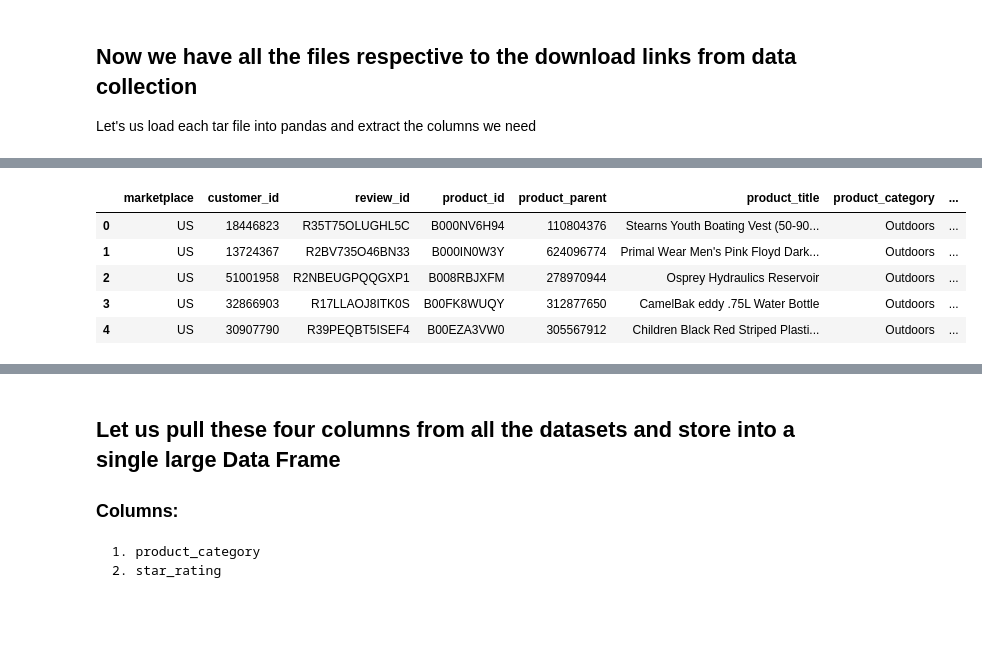
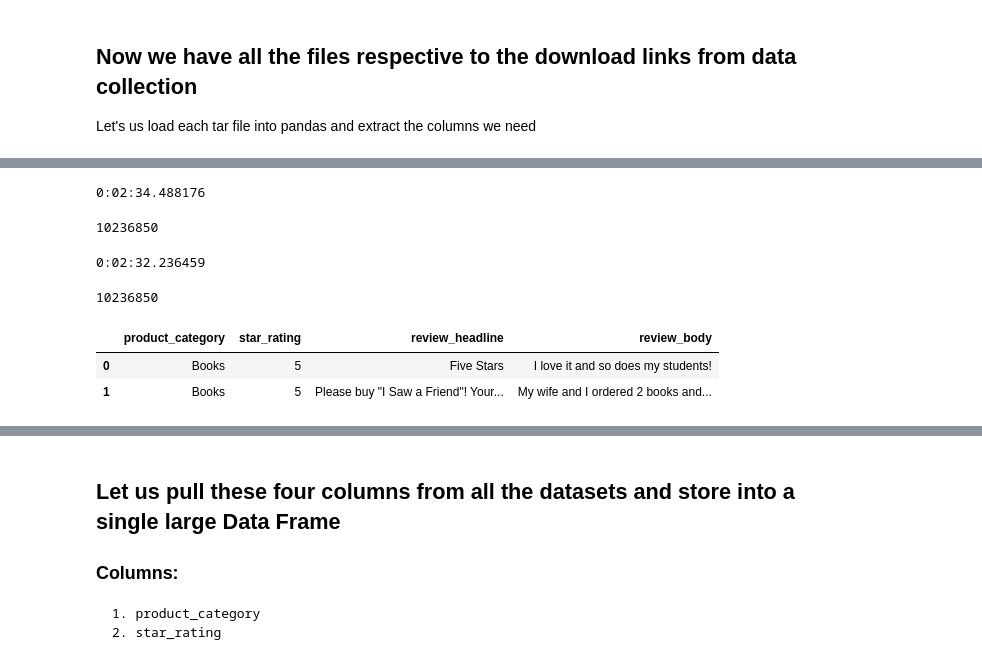
Before and after one commit to Rakesh-Chowdary/Springboard-Capstone, a Jupyter notebook: Data Wrangling.ipynb, the cells around one changed output, grey strips where cells are left out. Cells and saved outputs as stored; diff of their text form; code cells hidden in the pictures; blank space fills up the shorter version.

Commit message:
Parsed data into chuncks of pandas df

```diff
--- a/Data Wrangling.ipynb
+++ b/Data Wrangling.ipynb
@@ -28,3 +34,14 @@ let's drop the columns where bad data is present using "error_bad_lines=False" a
 # %%
 %%capture
-test_df = pd.read_csv("Reviews Data/"+list_files[0],delimiter='\t',encoding='utf-8',error_bad_lines=False,header=0)
+time_stamp_begin = dt.datetime.now()
+test_df = pd.read_csv("Reviews Data/"+list_files[41],delimiter='\t',encoding='utf-8',error_bad_lines=False,header=0)
+test_df = test_df[['product_category','star_rating','review_headline','review_body']]
+diff_time = dt.datetime.now() - time_stamp_begin
+# %%
+print(diff_time)
+# %% [output]
+0:02:34.488176
+# %%
+len(test_df)
+# %% [output]
+10236850
@@ -31,9 +66,14 @@ test_df = pd.read_csv("Reviews Data/"+list_files[0],delimiter='\t',encoding='utf
+# %%
+print(diff_time_1)
+# %% [output]
+0:02:32.236459
+# %%
+len(df_concat)
+# %% [output]
+10236850
 # %%
-test_df.head(5)
+test_df.head(2)
 # %% [output]
-|  | marketplace | customer_id | review_id | product_id | product_parent | product_title | product_category | ... |
-| 0 | US | 18446823 | R35T75OLUGHL5C | B000NV6H94 | 110804376 | Stearns Youth Boating Vest (50-90... | Outdoors | ... |
-| 1 | US | 13724367 | R2BV735O46BN33 | B000IN0W3Y | 624096774 | Primal Wear Men's Pink Floyd Dark... | Outdoors | ... |
-| 2 | US | 51001958 | R2NBEUGPQQGXP1 | B008RBJXFM | 278970944 | Osprey Hydraulics Reservoir | Outdoors | ... |
-| 3 | US | 32866903 | R17LLAOJ8ITK0S | B00FK8WUQY | 312877650 | CamelBak eddy .75L Water Bottle | Outdoors | ... |
-| 4 | US | 30907790 | R39PEQBT5ISEF4 | B00EZA3VW0 | 305567912 | Children Black Red Striped Plasti... | Outdoors | ... |
+|  | product_category | star_rating | review_headline | review_body |
+| 0 | Books | 5 | Five Stars | I love it and so does my students! |
+| 1 | Books | 5 | Please buy "I Saw a Friend"! Your... | My wife and I ordered 2 books and... |
```
Also changed, not shown: parts of 13 cells of this notebook, 2 other files.
